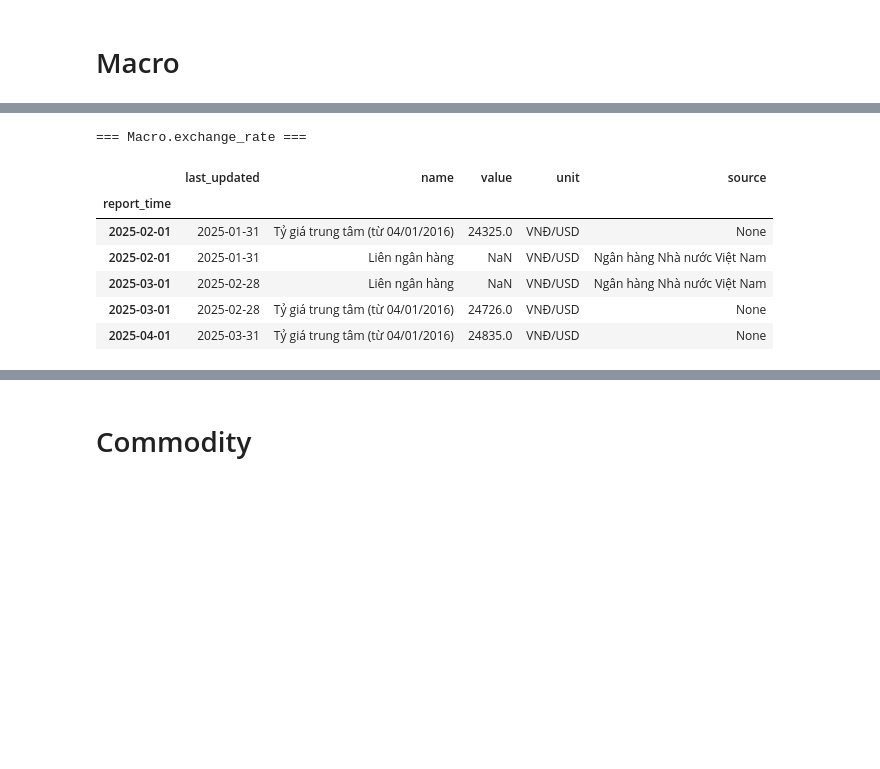
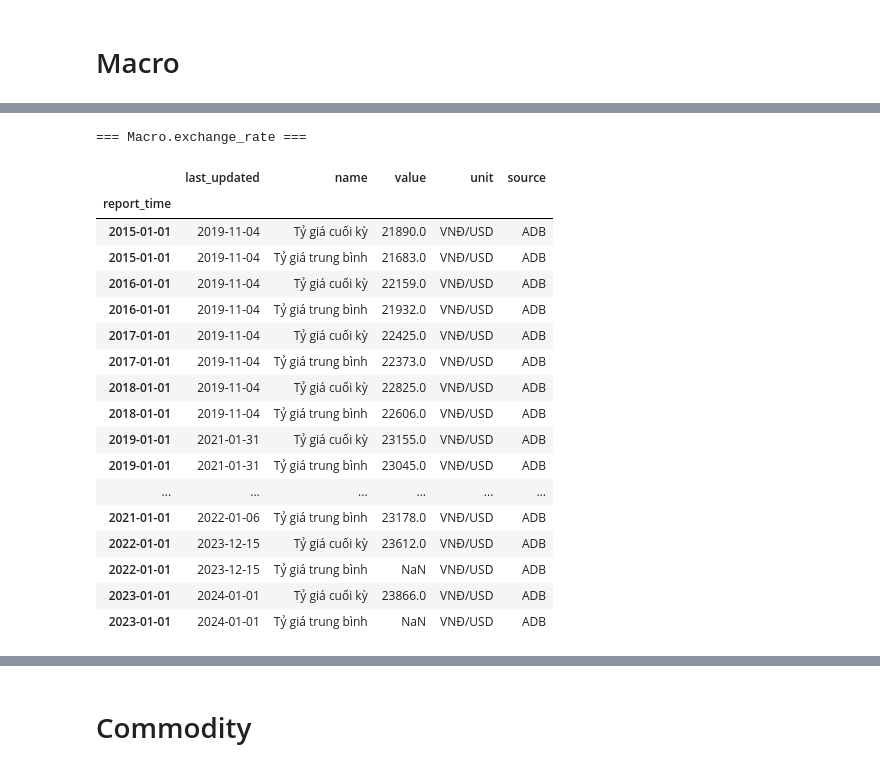
Before and after one commit to vnstock-hq/vnstock_insider_guide, a Jupyter notebook: demo/1_1_vnstock_data_explorer_v2_wrapper.ipynb, the cells around one changed output, grey strips where cells are left out. Drawn from its saved outputs; the diff is of its cells as text; code cells hidden in the pictures; blank space fills up the shorter version.

```diff
--- a/demo/1_1_vnstock_data_explorer_v2_wrapper.ipynb
+++ b/demo/1_1_vnstock_data_explorer_v2_wrapper.ipynb
@@ -521,15 +583,27 @@ df_ms.head()
 # %%
 print("=== Macro.exchange_rate ===")
-df_fx = macro.exchange_rate(start="2025-01-02", end="2025-04-10", period="day")
-df_fx.head()
+df_fx = macro.exchange_rate(start="2015", end="2025", period="year")
+# df_fx = macro.exchange_rate(start="2025-10-13", end="2025-10-20", period="day")
+df_fx
 # %% [output]
 === Macro.exchange_rate ===
 |  | last_updated | name | value | unit | source |
 | report_time |  |  |  |  |  |
-| 2025-02-01 | 2025-01-31 | Tỷ giá trung tâm (từ 04/01/2016) | 24325.0 | VNĐ/USD | None |
-| 2025-02-01 | 2025-01-31 | Liên ngân hàng | NaN | VNĐ/USD | Ngân hàng Nhà nước Việt Nam |
-| 2025-03-01 | 2025-02-28 | Liên ngân hàng | NaN | VNĐ/USD | Ngân hàng Nhà nước Việt Nam |
-| 2025-03-01 | 2025-02-28 | Tỷ giá trung tâm (từ 04/01/2016) | 24726.0 | VNĐ/USD | None |
-| 2025-04-01 | 2025-03-31 | Tỷ giá trung tâm (từ 04/01/2016) | 24835.0 | VNĐ/USD | None |
+| 2015-01-01 | 2019-11-04 | Tỷ giá cuối kỳ | 21890.0 | VNĐ/USD | ADB |
+| 2015-01-01 | 2019-11-04 | Tỷ giá trung bình | 21683.0 | VNĐ/USD | ADB |
+| 2016-01-01 | 2019-11-04 | Tỷ giá cuối kỳ | 22159.0 | VNĐ/USD | ADB |
+| 2016-01-01 | 2019-11-04 | Tỷ giá trung bình | 21932.0 | VNĐ/USD | ADB |
+| 2017-01-01 | 2019-11-04 | Tỷ giá cuối kỳ | 22425.0 | VNĐ/USD | ADB |
+| 2017-01-01 | 2019-11-04 | Tỷ giá trung bình | 22373.0 | VNĐ/USD | ADB |
+| 2018-01-01 | 2019-11-04 | Tỷ giá cuối kỳ | 22825.0 | VNĐ/USD | ADB |
+| 2018-01-01 | 2019-11-04 | Tỷ giá trung bình | 22606.0 | VNĐ/USD | ADB |
+| 2019-01-01 | 2021-01-31 | Tỷ giá cuối kỳ | 23155.0 | VNĐ/USD | ADB |
+| 2019-01-01 | 2021-01-31 | Tỷ giá trung bình | 23045.0 | VNĐ/USD | ADB |
+| ... | ... | ... | ... | ... | ... |
+| 2021-01-01 | 2022-01-06 | Tỷ giá trung bình | 23178.0 | VNĐ/USD | ADB |
+| 2022-01-01 | 2023-12-15 | Tỷ giá cuối kỳ | 23612.0 | VNĐ/USD | ADB |
+| 2022-01-01 | 2023-12-15 | Tỷ giá trung bình | NaN | VNĐ/USD | ADB |
+| 2023-01-01 | 2024-01-01 | Tỷ giá cuối kỳ | 23866.0 | VNĐ/USD | ADB |
+| 2023-01-01 | 2024-01-01 | Tỷ giá trung bình | NaN | VNĐ/USD | ADB |
 # %%
 print("=== Macro.population_labor ===")
```
Also changed, not shown: parts of 8 cells of this notebook.
